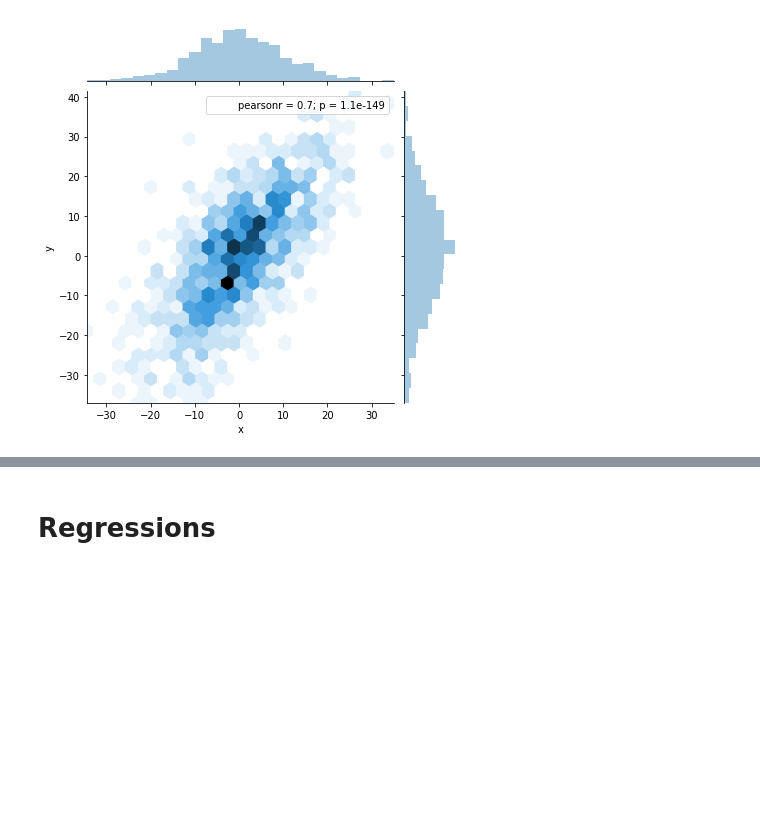
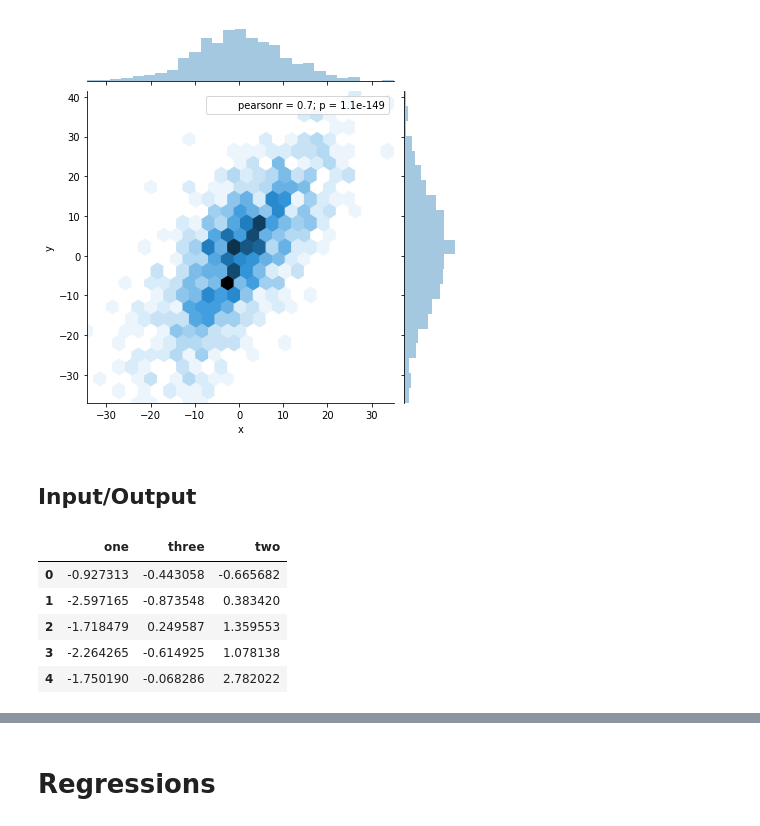
Before and after one commit to iamlemec/data_science, a Jupyter notebook: Session_2.ipynb, the cells around one changed output, grey strips where cells are left out. Cells and saved outputs as stored; diff of their text form; code cells hidden in the pictures; blank space fills up the shorter version.

Commit message:
input/output with pandas

```diff
--- a/Session_2.ipynb
+++ b/Session_2.ipynb
@@ -311,3 +311,5 @@ sns.jointplot('x', 'y', data=df);
 sns.jointplot('x', 'y', kind='hex', data=df);
 # %% [output]
 [figure]
+# %% [markdown]
+## Input/Output
@@ -313,0 +323,10 @@ sns.jointplot('x', 'y', kind='hex', data=df);
+# %%
+df = pd.read_csv('test.csv')
+df.head()
+# %% [output]
+|  | one | three | two |
+| 0 | -0.927313 | -0.443058 | -0.665682 |
+| 1 | -2.597165 | -0.873548 | 0.383420 |
+| 2 | -1.718479 | 0.249587 | 1.359553 |
+| 3 | -2.264265 | -0.614925 | 1.078138 |
+| 4 | -1.750190 | -0.068286 | 2.782022 |
```
Also changed, not shown: parts of 2 cells of this notebook.
